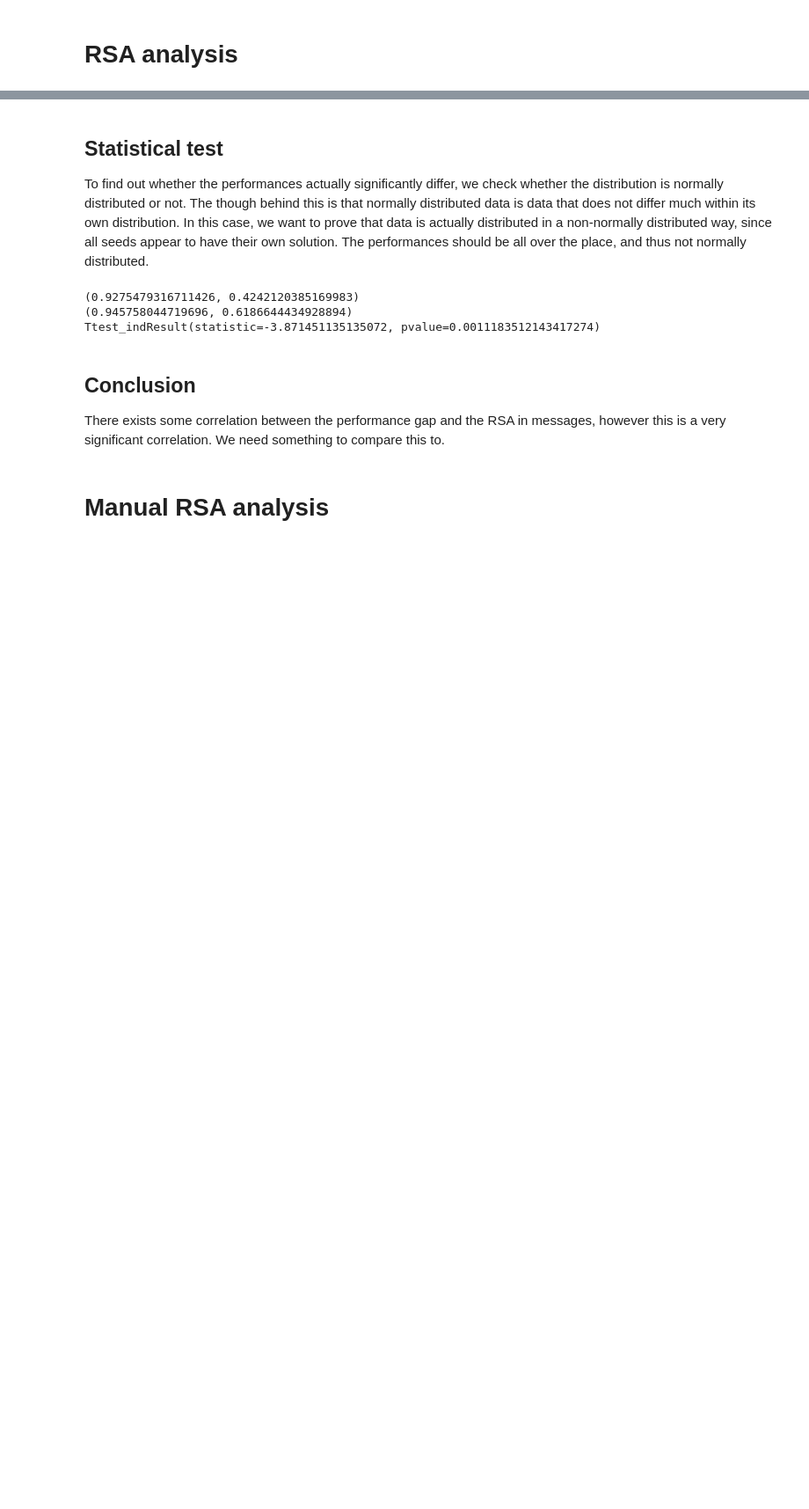
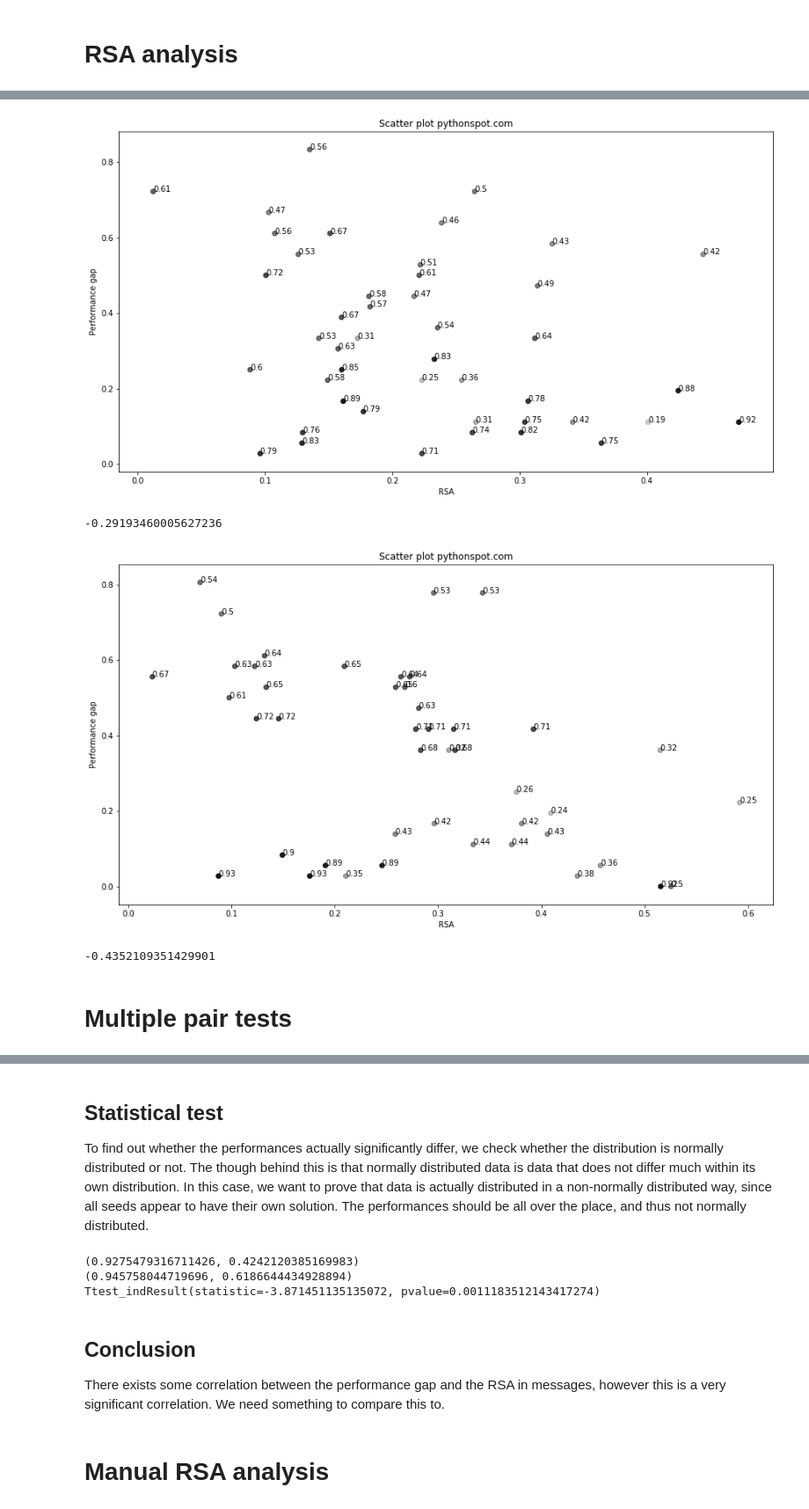
Before and after one commit to OscarLigthart/TopographicSimilarity, a Jupyter notebook: generalization_analysis.ipynb, the cells around one changed output, grey strips where cells are left out. Shown: that part at 88% size. Cells and saved outputs as stored; diff of their text form; code cells hidden in the pictures; blank space fills up the shorter version.

```diff
--- a/generalization_analysis.ipynb
+++ b/generalization_analysis.ipynb
@@ -285,7 +285,7 @@ train distractors:  208
 # %%
 from itertools import combinations
 
-path = "runs/lstm_max_len_10_vocab_25_same_data_attr_5_split_2"
+path = "split_runs/lstm_max_len_10_vocab_25_same_data_attr_5_split_2"
 
 train, generalize = load_metrics(path)
 
@@ -298,8 +298,8 @@ gen_distractors = []
 for seed in train.keys():
     train_targets.append(train[seed]['targets'])
     train_distractors.append(train[seed]['distractors'])
-    gen_targets.append(train[seed]['targets'])
-    gen_distractors.append(train[seed]['distractors'])
+    gen_targets.append(generalize[seed]['targets'])
+    gen_distractors.append(generalize[seed]['distractors'])
 
 
 def check_equal(samples, check):
@@ -315,10 +315,3 @@ check_equal(train_distractors, 1)
 check_equal(gen_targets, 2)
 
 check_equal(gen_distractors, 3)
-# %%
-path = "runs/lstm_max_len_10_vocab_25_attr_5_split_2/pair1"
-
-train, generalize = load_metrics(path)
-
-print(generalize['1']['targets'])
-print(generalize['2']['targets'])
@@ -409,0 +389,15 @@ runs/lstm_max_len_10_vocab_25_same_data_attr_5_split_2
+# %%
+# open file
+paths = ["runs/lstm_max_len_10_vocab_25_attr_5_split_2",
+         "runs/lstm_max_len_10_vocab_25_same_data_attr_5_split_2"]
+
+
+for path in paths:
+    scatter(path)
+# %% [output]
+[figure, added]
+-0.29193460005627236
+[figure, added]
+-0.4352109351429901
+# %% [markdown]
+# Multiple pair tests
```
Also changed, not shown: parts of 15 cells of this notebook, 7 other files.
